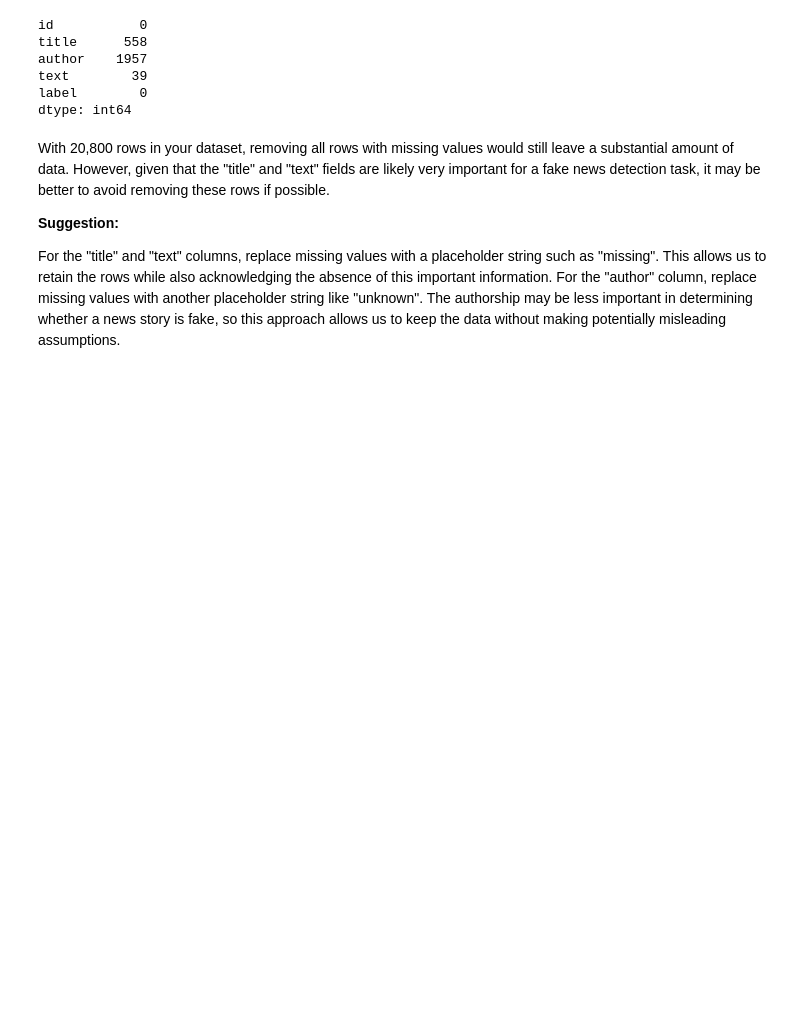
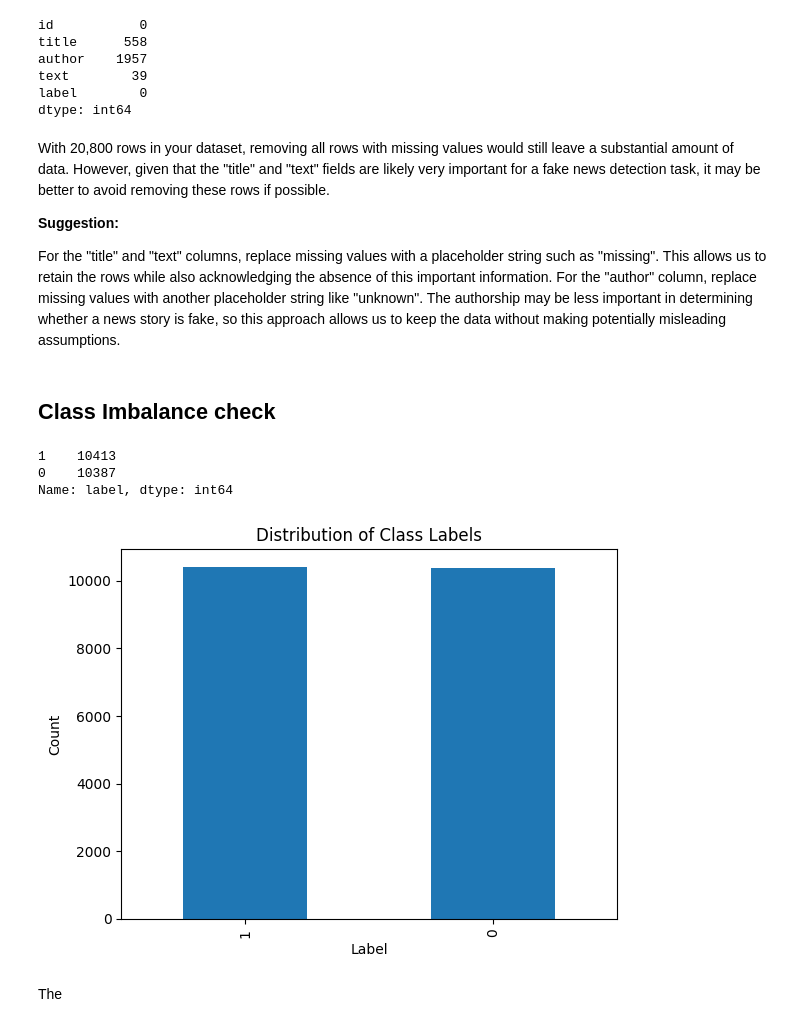
Before and after one commit to mmahmoudighaznavi/ADS504-Fake-News-Detection-MachineLearning-DeepLearning, a Jupyter notebook: Fake_news_prediction.ipynb, the cells around one changed output. Cells and saved outputs as stored; diff of their text form; code cells hidden in the pictures; blank space fills up the shorter version.

```diff
--- a/Fake_news_prediction.ipynb
+++ b/Fake_news_prediction.ipynb
@@ -52,3 +54,22 @@ fake_news_df['text'].fillna('missing', inplace=True)
 
 # replace NaN values in 'author' with 'unknown'
 fake_news_df['author'].fillna('unknown', inplace=True)
+# %% [markdown]
+## Class Imbalance check
+# %%
+# check the distribution of the class labels
+label_count = fake_news_df["label"].value_counts()
+print(label_count)
+
+label_count.plot(kind='bar')
+plt.xlabel('Label')
+plt.ylabel('Count')
+plt.title('Distribution of Class Labels')
+plt.show()
+# %% [output]
+1    10413
+0    10387
+Name: label, dtype: int64
+[figure, added]
+# %% [markdown]
+The
```
Also changed, not shown: parts of 2 cells of this notebook.
